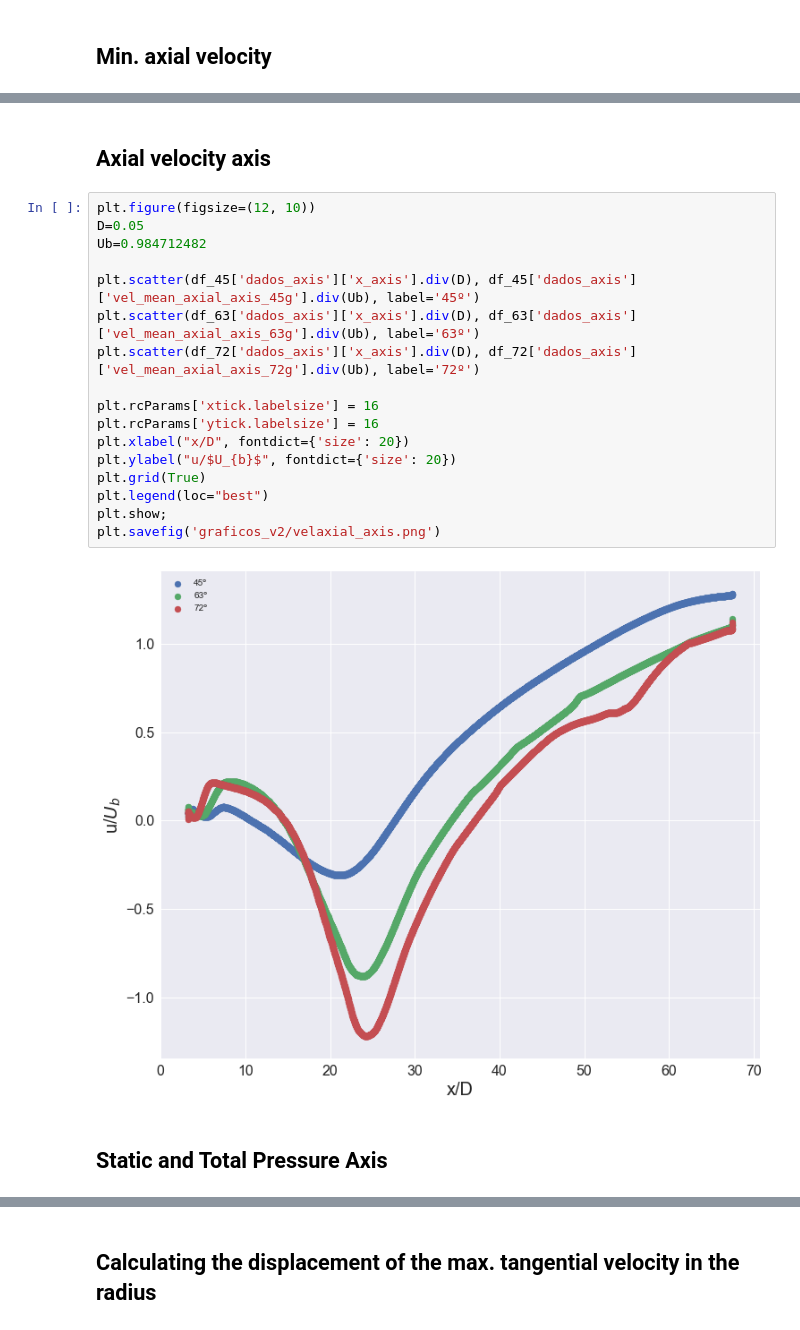
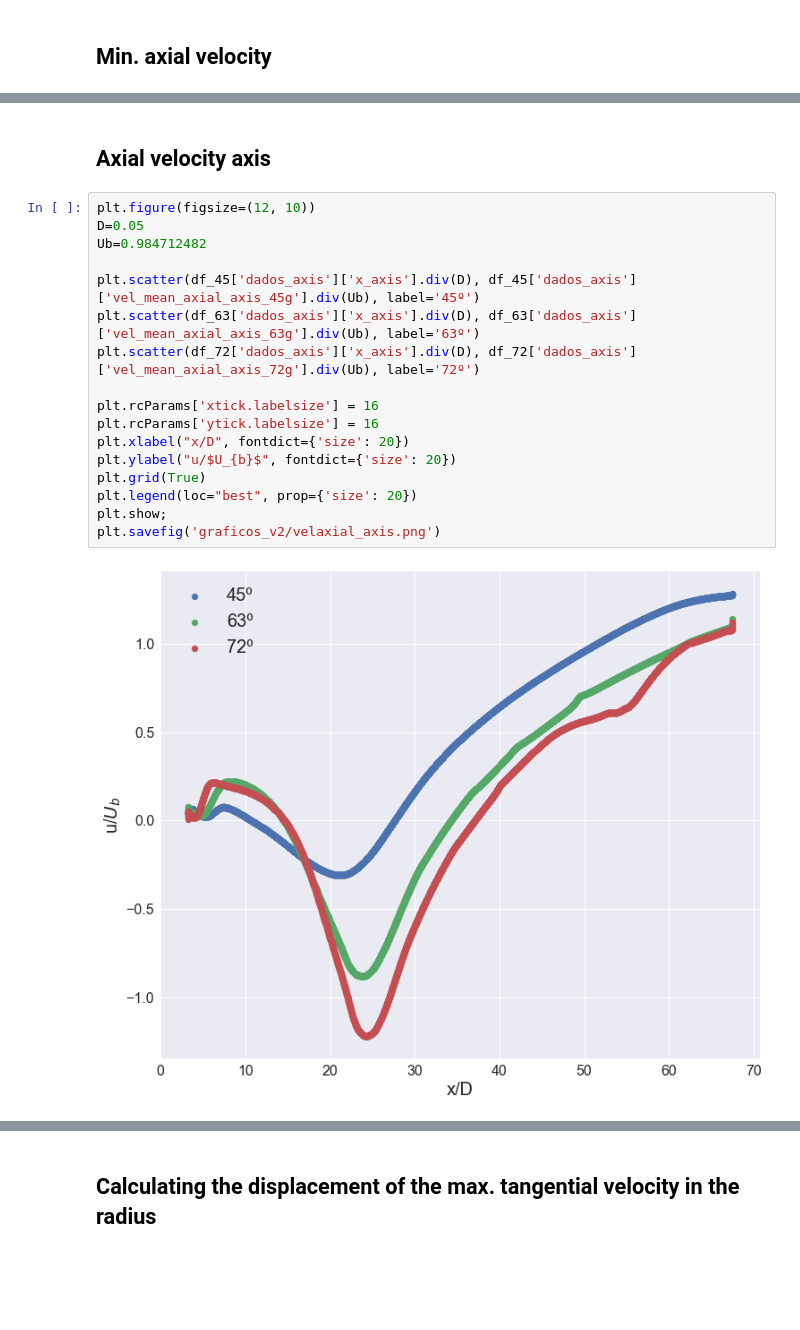
Before and after one commit to rodrigo-cabral-lab/mestrado, a Jupyter notebook: results_tail/analysis_results_swirling_flow_v2.ipynb, the cells around one changed output, grey strips where cells are left out. Saved outputs shown, nothing was run; the diff lists cells and outputs as text; blank space fills up the shorter version.

```diff
--- a/results_tail/analysis_results_swirling_flow_v2.ipynb
+++ b/results_tail/analysis_results_swirling_flow_v2.ipynb
@@ -113,23 +131,21 @@ plt.savefig('graficos_v2/velaxialmin_axis.png')
-# %% [markdown]
-## Axial velocity axis
+# %% [markdown]
+## Axial velocity axis
 # %%
 plt.figure(figsize=(12, 10))
 D=0.05
 Ub=0.984712482
 
 plt.scatter(df_45['dados_axis']['x_axis'].div(D), df_45['dados_axis']['vel_mean_axial_axis_45g'].div(Ub), label='45º')
 plt.scatter(df_63['dados_axis']['x_axis'].div(D), df_63['dados_axis']['vel_mean_axial_axis_63g'].div(Ub), label='63º')
 plt.scatter(df_72['dados_axis']['x_axis'].div(D), df_72['dados_axis']['vel_mean_axial_axis_72g'].div(Ub), label='72º')
 
 plt.rcParams['xtick.labelsize'] = 16
 plt.rcParams['ytick.labelsize'] = 16
 plt.xlabel("x/D", fontdict={'size': 20})
 plt.ylabel("u/$U_{b}$", fontdict={'size': 20})
 plt.grid(True)
-plt.legend(loc="best")
+plt.legend(loc="best", prop={'size': 20})
 plt.show;
 plt.savefig('graficos_v2/velaxial_axis.png')
 # %% [output]
-[figure, old version]
+[figure, new version]
-# %% [markdown]
-## Static and Total Pressure Axis
```
Also changed, not shown: parts of 53 cells of this notebook, 20 other files.
